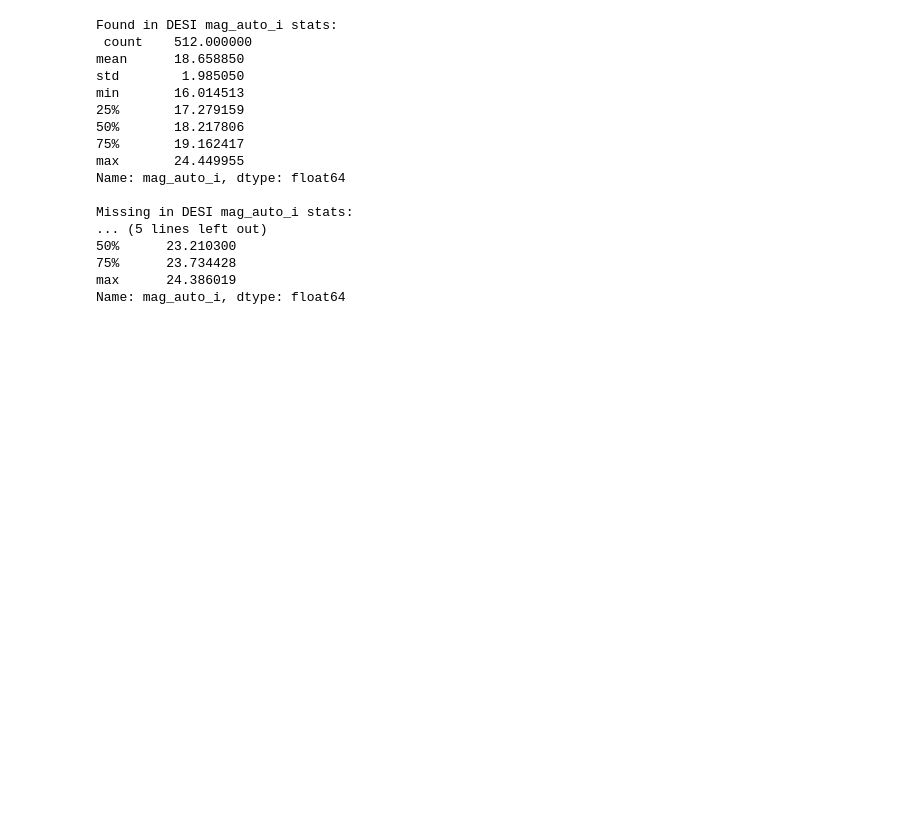
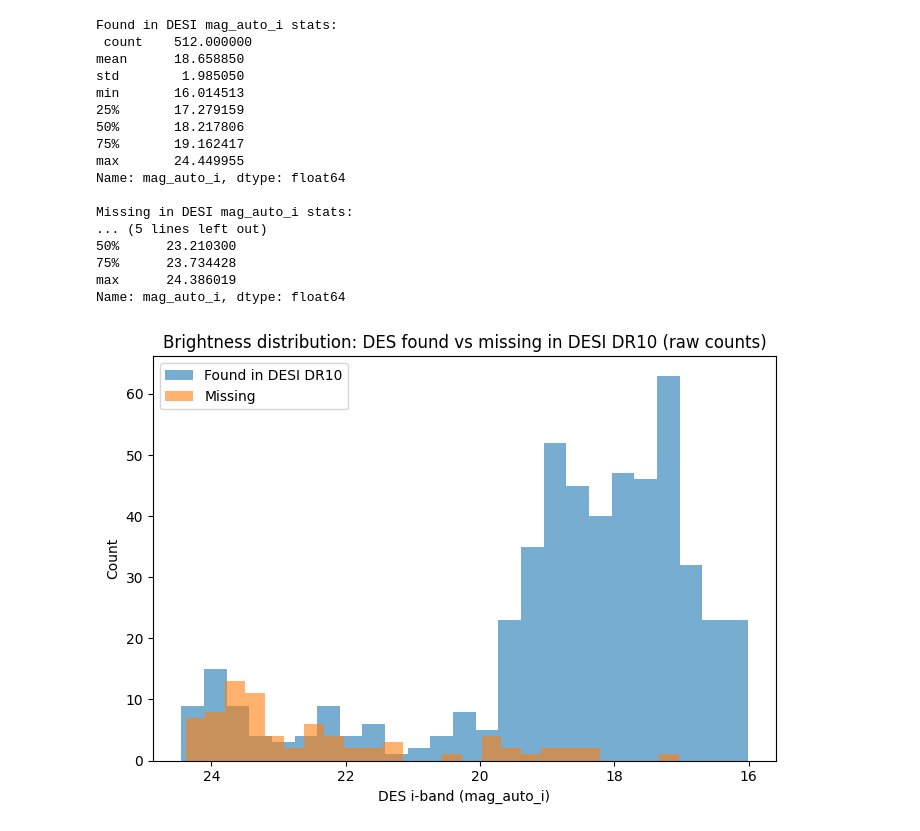
Before and after one commit to saatour/GW170817, a Jupyter notebook: Cross matching with galaxy surveys 06112025.ipynb, the cells around one changed output. Cells and saved outputs as stored; diff of their text form; code cells hidden in the pictures; blank space fills up the shorter version.

```diff
--- a/Cross matching with galaxy surveys 06112025.ipynb
+++ b/Cross matching with galaxy surveys 06112025.ipynb
@@ -1509,3 +1509,16 @@ Missing in DESI mag_auto_i stats:
 75%      23.734428
 max      24.386019
 Name: mag_auto_i, dtype: float64
+# %%
+plt.figure(figsize=(7,5))
+plt.hist(matched["mag_auto_i"], bins=25, alpha=0.6, label="Found in DESI DR10")
+plt.hist(missing["mag_auto_i"], bins=25, alpha=0.6, label="Missing")
+plt.gca().invert_xaxis()
+plt.xlabel("DES i-band (mag_auto_i)")
+plt.ylabel("Count")
+plt.title("Brightness distribution: DES found vs missing in DESI DR10 (raw counts)")
+plt.legend()
+plt.tight_layout()
+plt.show()
+# %% [output]
+[figure, added]
```
Also changed, not shown: parts of 4 cells of this notebook.
